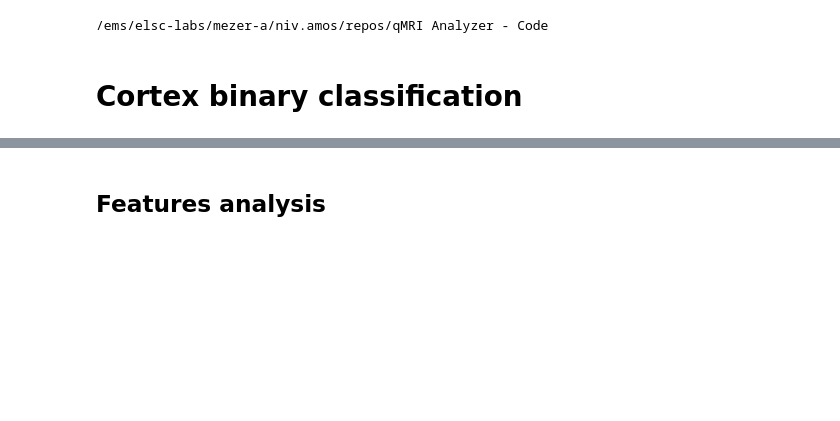
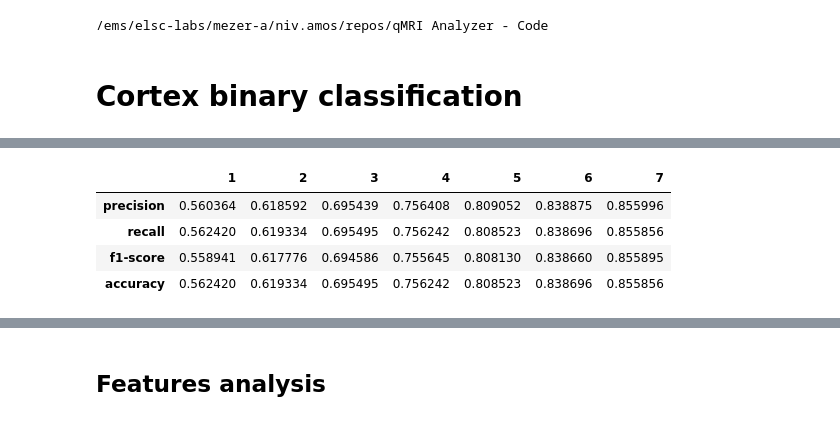
Before and after one commit to NivAm12/qMRI_Analyzer, a Jupyter notebook: notebooks/classification.ipynb, the cells around one changed output, grey strips where cells are left out. Cells and saved outputs as stored; diff of their text form; code cells hidden in the pictures; blank space fills up the shorter version.

```diff
--- a/notebooks/classification.ipynb
+++ b/notebooks/classification.ipynb
@@ -164,0 +220,33 @@ weighted avg       0.59      0.58      0.58       333
+# %%
+from itertools import combinations
+
+# Assuming classify_data is your function and params_to_work_with is a list of parameter names
+# Example: params_to_work_with = ['param1', 'param2', 'param3', ..., 'param7']
+classification_df = None
+
+for num_params in range(1, len(params_to_work_with) + 1):
+    # Generate all combinations of num_params
+    for param_combination in combinations(params_to_work_with, num_params):
+        # Select the corresponding columns from x_train and x_test
+        selected_params = list(param_combination)
+        x_train_subset = x_train[selected_params]
+        x_test_subset = x_test[selected_params]
+
+        # Run classify_data with the selected parameters
+        classify_data(
+            x_train_subset,
+            y_train,
+            x_test_subset,
+            y_test,
+            f"{num_params}",  # Informative name
+            {"random_state": seed}
+        )
+# %%
+grouped_df = classification_df.groupby(by=classification_df.columns, axis=1).mean()
+grouped_df
+# %% [output]
+|  | 1 | 2 | 3 | 4 | 5 | 6 | 7 |
+| precision | 0.560364 | 0.618592 | 0.695439 | 0.756408 | 0.809052 | 0.838875 | 0.855996 |
+| recall | 0.562420 | 0.619334 | 0.695495 | 0.756242 | 0.808523 | 0.838696 | 0.855856 |
+| f1-score | 0.558941 | 0.617776 | 0.694586 | 0.755645 | 0.808130 | 0.838660 | 0.855895 |
+| accuracy | 0.562420 | 0.619334 | 0.695495 | 0.756242 | 0.808523 | 0.838696 | 0.855856 |
```
Also changed, not shown: parts of 12 cells of this notebook.
